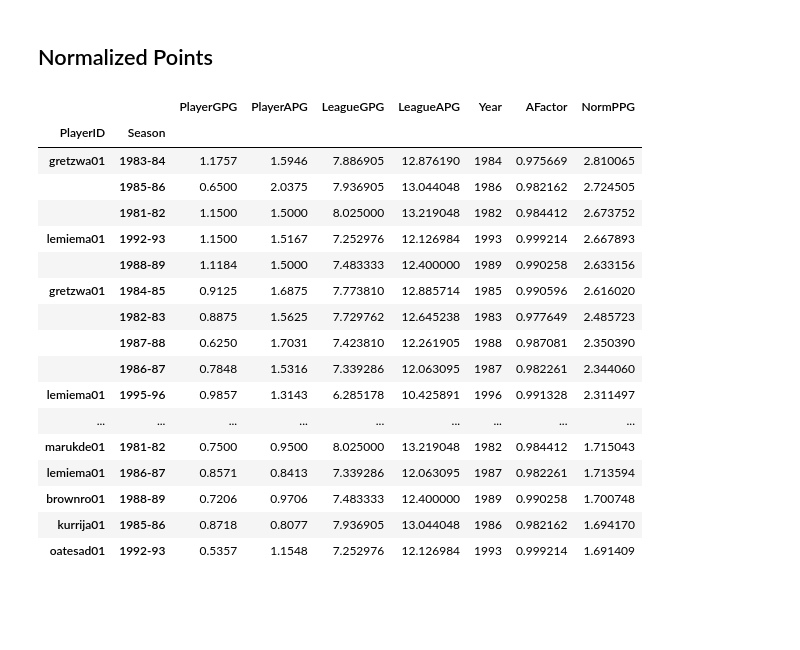
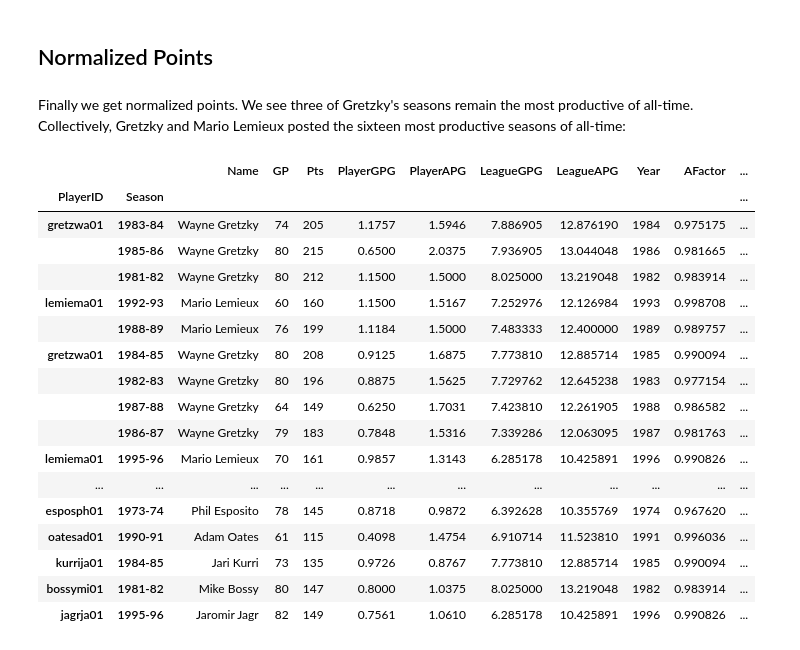
Before and after one commit to ben-campbell/nhl, a Jupyter notebook: leaders.ipynb, the cells around one changed output. Cells and saved outputs as stored; diff of their text form; code cells hidden in the pictures; blank space fills up the shorter version.

```diff
--- a/leaders.ipynb
+++ b/leaders.ipynb
@@ -124,8 +157,8 @@ Now we can find the league-wide normalized scoring per season (goals/game):
 # %%
+season_goals_df = season_goals_df.drop('Year', axis=1)
 lg_gpg_df = pd.concat([season_games_df, season_goals_df], axis=1)
-lg_gpg_df.reset_index(inplace=True)
-lg_gpg_df['Year'] = lg_gpg_df['Season'].apply(lambda x: int(x[:2] + x[-2:]) if x != '1999-00' else 2000)
-lg_gpg_df = lg_gpg_df.set_index('Season')
-lg_gpg_df['LeagueGPG'] = lg_gpg_df['Goals'] / lg_gpg_df['Games']
+#lg_gpg_df.reset_index(inplace=True)
+lg_gpg_df['LeagueGPG'] = lg_gpg_df['G'] / lg_gpg_df['GP']
 sns.scatterplot(x = lg_gpg_df['Year'], y = lg_gpg_df['LeagueGPG'])
+lg_gpg_df
 # %% [output]
@@ -180,9 +243,8 @@ player_apg_df
 # %%
-query = 'SELECT Season, SUM(A) AS Assists FROM SkaterStats GROUP BY Season ORDER BY Season DESC'
+query = 'SELECT Season, Year, SUM(A) AS A FROM SkaterStats GROUP BY Season ORDER BY Season DESC'
 season_assists_df = pd.read_sql(query, engine)
-season_assists_df['Year'] = season_assists_df['Season'].apply(lambda x: int(x[:2] + x[-2:]) if x != '1999-00' else 2000)
 season_assists_df = season_assists_df.set_index(['Season'])
-season_assists_df['Assists'] = season_assists_df['Assists'].astype('int16')
-sns.scatterplot(x = season_assists_df['Year'], y = season_assists_df['Assists'])
+season_assists_df['A'] = season_assists_df['A'].astype('int16')
+sns.scatterplot(x = season_assists_df['Year'], y = season_assists_df['A'])
 season_assists_df = season_assists_df.drop('Year', axis=1)
 # %% [output]
@@ -190,9 +254,6 @@ season_assists_df = season_assists_df.drop('Year', axis=1)
 # %%
 lg_apg_df = pd.concat([season_games_df, season_assists_df], axis=1)
-lg_apg_df.reset_index(inplace=True)
-lg_apg_df['Year'] = lg_apg_df['Season'].apply(lambda x: int(x[:2] + x[-2:]) if x != '1999-00' else 2000)
-lg_apg_df = lg_apg_df.set_index('Season')
-lg_apg_df['LeagueAPG'] = lg_apg_df['Assists'] / lg_apg_df['Games']
+lg_apg_df['LeagueAPG'] = lg_apg_df['A'] / lg_apg_df['GP']
 sns.scatterplot(x = lg_apg_df['Year'], y = lg_apg_df['LeagueAPG'])
 # %% [output]
 <AxesSubplot:xlabel='Year', ylabel='LeagueAPG'>
@@ -200,6 +263,6 @@ sns.scatterplot(x = lg_apg_df['Year'], y = lg_apg_df['LeagueAPG'])
 # %%
-lg_scoring_df = pd.concat([lg_gpg_df, lg_apg_df.drop(['Year','Games'], axis=1)], axis=1)
-lg_scoring_df['A/G'] = lg_scoring_df['Assists'] / lg_scoring_df['Goals']
+lg_scoring_df = pd.concat([lg_gpg_df, lg_apg_df.drop(['Year','GP'], axis=1)], axis=1)
+lg_scoring_df['A/G'] = lg_scoring_df['A'] / lg_scoring_df['G']
 sns.scatterplot(x = lg_scoring_df['Year'], y = lg_scoring_df['A/G'])
 # %% [output]
 <AxesSubplot:xlabel='Year', ylabel='A/G'>
@@ -267,30 +315,34 @@ apg_df.sort_values('NormA', axis=0,ascending=False).head(15)
 # %% [markdown]
 ## Normalized Points
+# %% [markdown]
+Finally we get normalized points. We see three of Gretzky's seasons remain the most productive of all-time. Collectively, Gretzky and Mario Lemieux posted the sixteen most productive seasons of all-time:
 # %%
-query = 'SELECT PlayerID, Season, SUM(G)/SUM(GP) AS PlayerGPG, SUM(A)/SUM(GP) AS PlayerAPG FROM SkaterStats GROUP BY PlayerID, Season HAVING SUM(GP) >= 35 ORDER BY PlayerGPG DESC';
+query = """SELECT Players.PlayerID, Name, Season, GP, Pts, SUM(G)/SUM(GP) AS PlayerGPG, SUM(A)/SUM(GP) AS PlayerAPG
+          FROM Players JOIN SkaterStats ON Players.PlayerID = SkaterStats.PlayerID
+          GROUP BY PlayerID, Season HAVING SUM(GP) >= 35 ORDER BY PlayerGPG DESC""";
 player_ppg_df = pd.read_sql(query, engine)
 player_ppg_df = player_ppg_df.set_index(['PlayerID','Season'])
 player_ppg_df = player_ppg_df.join(lg_gpg_df['LeagueGPG']).join(lg_apg_df[['LeagueAPG','Year']]).join(lg_scoring_df['AFactor'])
 player_ppg_df['NormPPG'] = player_ppg_df['PlayerGPG'] + player_ppg_df['PlayerAPG'] / player_ppg_df['AFactor']
 player_ppg_df = player_ppg_df[player_ppg_df['Year'] > 1945]
 player_ppg_df = player_ppg_df.sort_values('NormPPG', ascending=False)
-player_ppg_df.head(50)
+player_ppg_df.head(25)
 # %% [output]
-|  |  | PlayerGPG | PlayerAPG | LeagueGPG | LeagueAPG | Year | AFactor | NormPPG |
-| PlayerID | Season |  |  |  |  |  |  |  |
-| gretzwa01 | 1983-84 | 1.1757 | 1.5946 | 7.886905 | 12.876190 | 1984 | 0.975669 | 2.810065 |
-|  | 1985-86 | 0.6500 | 2.0375 | 7.936905 | 13.044048 | 1986 | 0.982162 | 2.724505 |
-|  | 1981-82 | 1.1500 | 1.5000 | 8.025000 | 13.219048 | 1982 | 0.984412 | 2.673752 |
-| lemiema01 | 1992-93 | 1.1500 | 1.5167 | 7.252976 | 12.126984 | 1993 | 0.999214 | 2.667893 |
-|  | 1988-89 | 1.1184 | 1.5000 | 7.483333 | 12.400000 | 1989 | 0.990258 | 2.633156 |
-| gretzwa01 | 1984-85 | 0.9125 | 1.6875 | 7.773810 | 12.885714 | 1985 | 0.990596 | 2.616020 |
-|  | 1982-83 | 0.8875 | 1.5625 | 7.729762 | 12.645238 | 1983 | 0.977649 | 2.485723 |
-|  | 1987-88 | 0.6250 | 1.7031 | 7.423810 | 12.261905 | 1988 | 0.987081 | 2.350390 |
-|  | 1986-87 | 0.7848 | 1.5316 | 7.339286 | 12.063095 | 1987 | 0.982261 | 2.344060 |
-| lemiema01 | 1995-96 | 0.9857 | 1.3143 | 6.285178 | 10.425891 | 1996 | 0.991328 | 2.311497 |
-| ... | ... | ... | ... | ... | ... | ... | ... | ... |
-| marukde01 | 1981-82 | 0.7500 | 0.9500 | 8.025000 | 13.219048 | 1982 | 0.984412 | 1.715043 |
-| lemiema01 | 1986-87 | 0.8571 | 0.8413 | 7.339286 | 12.063095 | 1987 | 0.982261 | 1.713594 |
-| brownro01 | 1988-89 | 0.7206 | 0.9706 | 7.483333 | 12.400000 | 1989 | 0.990258 | 1.700748 |
-| kurrija01 | 1985-86 | 0.8718 | 0.8077 | 7.936905 | 13.044048 | 1986 | 0.982162 | 1.694170 |
-| oatesad01 | 1992-93 | 0.5357 | 1.1548 | 7.252976 | 12.126984 | 1993 | 0.999214 | 1.691409 |
+|  |  | Name | GP | Pts | PlayerGPG | PlayerAPG | LeagueGPG | LeagueAPG | Year | AFactor | ... |
+| PlayerID | Season |  |  |  |  |  |  |  |  |  | ... |
+| gretzwa01 | 1983-84 | Wayne Gretzky | 74 | 205 | 1.1757 | 1.5946 | 7.886905 | 12.876190 | 1984 | 0.975175 | ... |
+|  | 1985-86 | Wayne Gretzky | 80 | 215 | 0.6500 | 2.0375 | 7.936905 | 13.044048 | 1986 | 0.981665 | ... |
+|  | 1981-82 | Wayne Gretzky | 80 | 212 | 1.1500 | 1.5000 | 8.025000 | 13.219048 | 1982 | 0.983914 | ... |
+| lemiema01 | 1992-93 | Mario Lemieux | 60 | 160 | 1.1500 | 1.5167 | 7.252976 | 12.126984 | 1993 | 0.998708 | ... |
+|  | 1988-89 | Mario Lemieux | 76 | 199 | 1.1184 | 1.5000 | 7.483333 | 12.400000 | 1989 | 0.989757 | ... |
+| gretzwa01 | 1984-85 | Wayne Gretzky | 80 | 208 | 0.9125 | 1.6875 | 7.773810 | 12.885714 | 1985 | 0.990094 | ... |
+|  | 1982-83 | Wayne Gretzky | 80 | 196 | 0.8875 | 1.5625 | 7.729762 | 12.645238 | 1983 | 0.977154 | ... |
+|  | 1987-88 | Wayne Gretzky | 64 | 149 | 0.6250 | 1.7031 | 7.423810 | 12.261905 | 1988 | 0.986582 | ... |
+|  | 1986-87 | Wayne Gretzky | 79 | 183 | 0.7848 | 1.5316 | 7.339286 | 12.063095 | 1987 | 0.981763 | ... |
+| lemiema01 | 1995-96 | Mario Lemieux | 70 | 161 | 0.9857 | 1.3143 | 6.285178 | 10.425891 | 1996 | 0.990826 | ... |
+| ... | ... | ... | ... | ... | ... | ... | ... | ... | ... | ... | ... |
+| esposph01 | 1973-74 | Phil Esposito | 78 | 145 | 0.8718 | 0.9872 | 6.392628 | 10.355769 | 1974 | 0.967620 | ... |
+| oatesad01 | 1990-91 | Adam Oates | 61 | 115 | 0.4098 | 1.4754 | 6.910714 | 11.523810 | 1991 | 0.996036 | ... |
+| kurrija01 | 1984-85 | Jari Kurri | 73 | 135 | 0.9726 | 0.8767 | 7.773810 | 12.885714 | 1985 | 0.990094 | ... |
+| bossymi01 | 1981-82 | Mike Bossy | 80 | 147 | 0.8000 | 1.0375 | 8.025000 | 13.219048 | 1982 | 0.983914 | ... |
+| jagrja01 | 1995-96 | Jaromir Jagr | 82 | 149 | 0.7561 | 1.0610 | 6.285178 | 10.425891 | 1996 | 0.990826 | ... |
```
Also changed, not shown: parts of 32 cells of this notebook.
